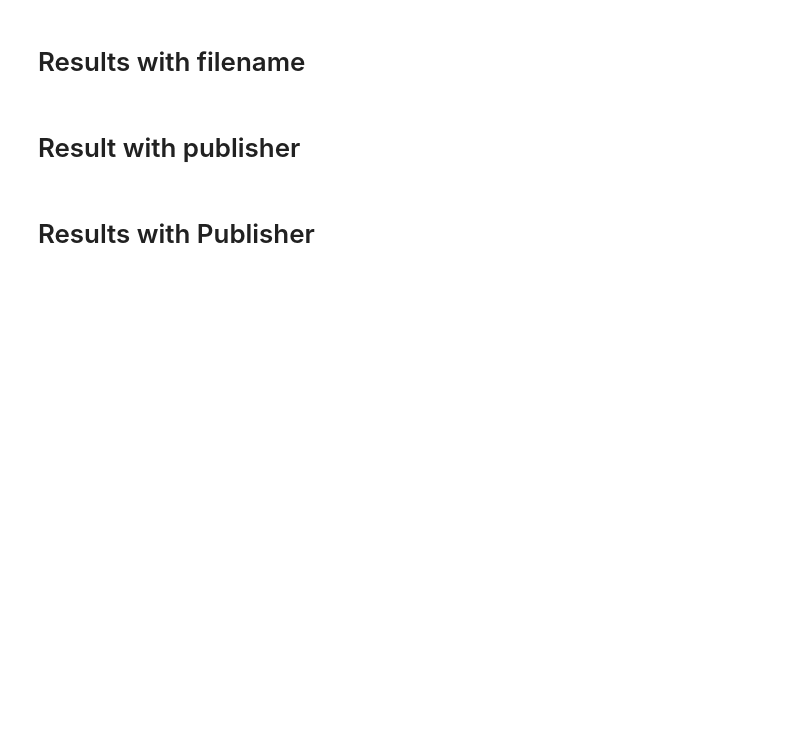
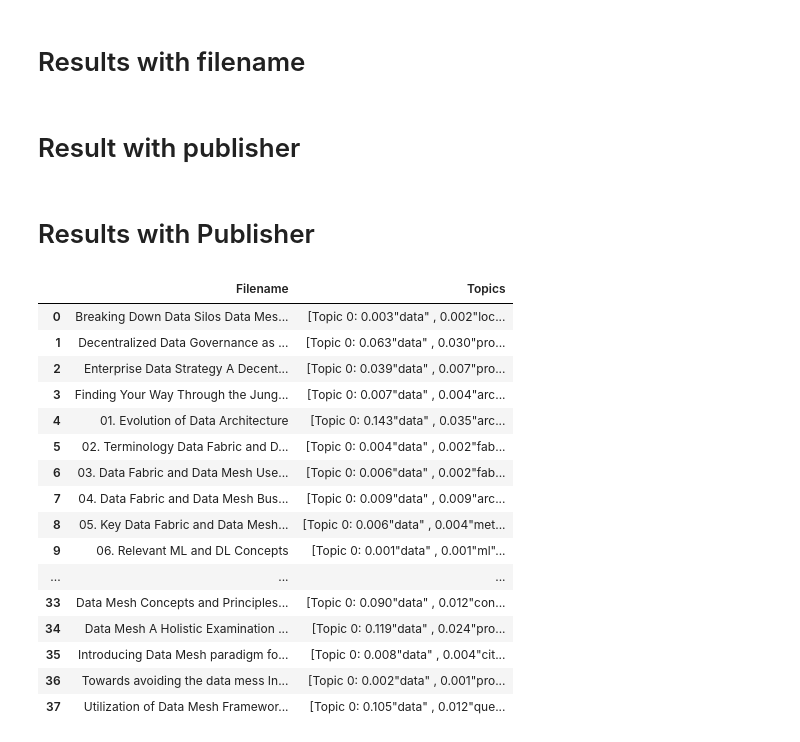
Before and after one commit to clumsyspeedboat/data_mesh_topics_and_sentiment, a Jupyter notebook: 03_Topic_modeling_lda.ipynb, the cells around one changed output. Drawn from its saved outputs; the diff is of its cells as text; code cells hidden in the pictures; blank space fills up the shorter version.

```diff
--- a/03_Topic_modeling_lda.ipynb
+++ b/03_Topic_modeling_lda.ipynb
@@ -429,3 +473,52 @@ text = base.mark_text(baseline='middle').encode(
 # Display the heatmap and text labels
 chart_publication_type = (heatmap + text).properties(width=1500)
 chart_publication_type
+# %%
+from gensim import corpora, models
+from gensim.utils import simple_preprocess
+
+
+df['Content'] = df['Content'].astype(str)
+
+
+document_topics = []
+
+
+for index, row in df.iterrows():
+
+    text = simple_preprocess(row['Content'], deacc=True)
+
+    # Create a dictionary and corpus for the document
+    dictionary = corpora.Dictionary([text])
+    corpus = [dictionary.doc2bow(text)]
+
+
+    lda_model = models.LdaModel(corpus=corpus, id2word=dictionary, num_topics=3, passes=15, random_state=100)
+
+
+    topics = lda_model.print_topics(num_words=3)
+    topics_str = ''.join([f"[Topic {topic[0]}: {', '.join(topic[1].split('+')).replace('*','').strip()}]" for topic in topics])
+
+
+    document_topics.append((row['Filename'], topics_str))
+# %%
+topics_df = pd.DataFrame(document_topics, columns=['Filename', 'Topics'])
+topics_df
+# %% [output]
+|  | Filename | Topics |
+| 0 | Breaking Down Data Silos Data Mes... | [Topic 0: 0.003"data" , 0.002"loc... |
+| 1 | Decentralized Data Governance as ... | [Topic 0: 0.063"data" , 0.030"pro... |
+| 2 | Enterprise Data Strategy A Decent... | [Topic 0: 0.039"data" , 0.007"pro... |
+| 3 | Finding Your Way Through the Jung... | [Topic 0: 0.007"data" , 0.004"arc... |
+| 4 | 01. Evolution of Data Architecture | [Topic 0: 0.143"data" , 0.035"arc... |
+| 5 | 02. Terminology Data Fabric and D... | [Topic 0: 0.004"data" , 0.002"fab... |
+| 6 | 03. Data Fabric and Data Mesh Use... | [Topic 0: 0.006"data" , 0.002"fab... |
+| 7 | 04. Data Fabric and Data Mesh Bus... | [Topic 0: 0.009"data" , 0.009"arc... |
+| 8 | 05. Key Data Fabric and Data Mesh... | [Topic 0: 0.006"data" , 0.004"met... |
+| 9 | 06. Relevant ML and DL Concepts | [Topic 0: 0.001"data" , 0.001"ml"... |
+| ... | ... | ... |
+| 33 | Data Mesh Concepts and Principles... | [Topic 0: 0.090"data" , 0.012"con... |
+| 34 | Data Mesh A Holistic Examination ... | [Topic 0: 0.119"data" , 0.024"pro... |
+| 35 | Introducing Data Mesh paradigm fo... | [Topic 0: 0.008"data" , 0.004"cit... |
+| 36 | Towards avoiding the data mess In... | [Topic 0: 0.002"data" , 0.001"pro... |
+| 37 | Utilization of Data Mesh Framewor... | [Topic 0: 0.105"data" , 0.012"que... |
```
Also changed, not shown: parts of 4 cells of this notebook.
